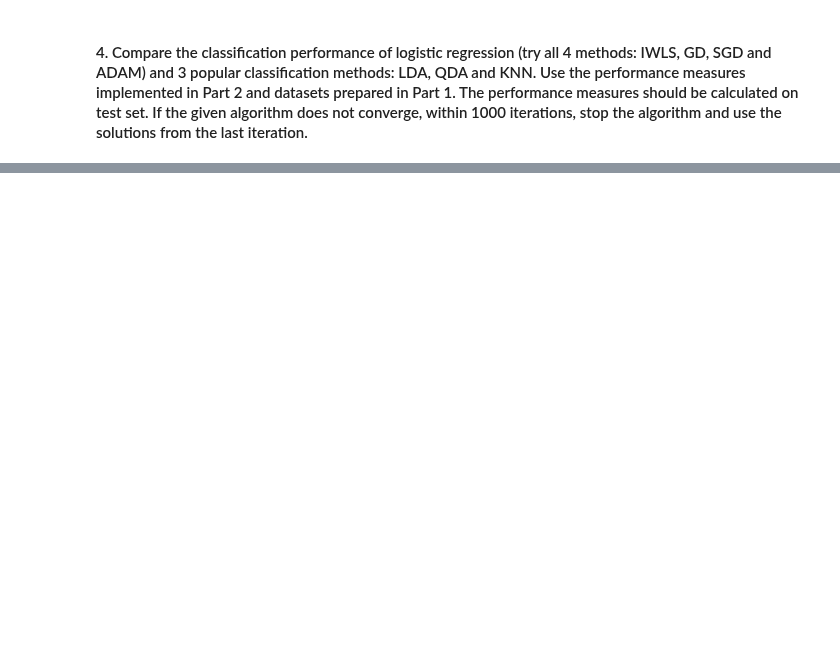
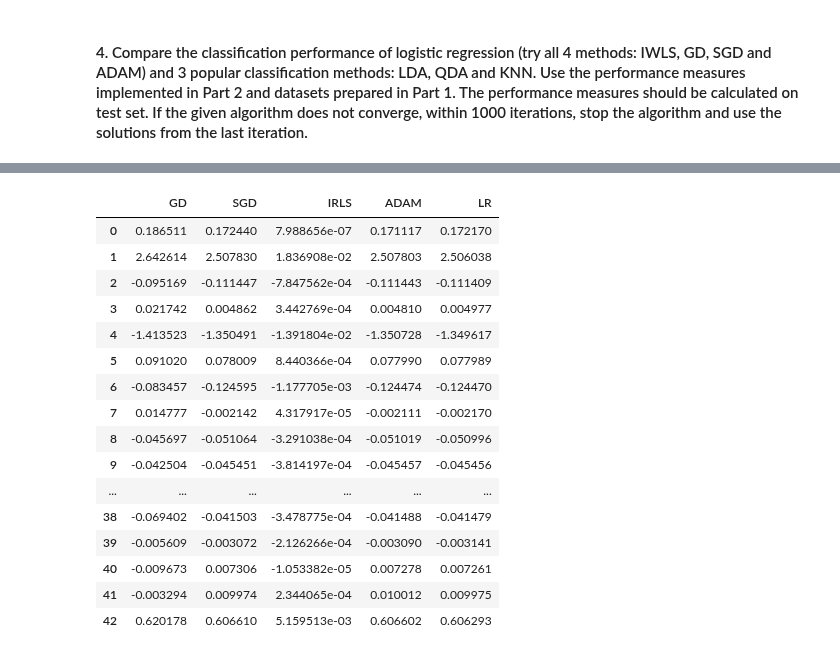
Before and after one commit to pawel99k/AML2022, a Jupyter notebook: Project1/experiments/04_Bank_experiments.ipynb, the cells around one changed output, grey strips where cells are left out. Saved outputs shown, nothing was run; the diff lists cells and outputs as text; code cells hidden in the pictures; blank space fills up the shorter version.

```diff
--- a/Project1/experiments/04_Bank_experiments.ipynb
+++ b/Project1/experiments/04_Bank_experiments.ipynb
@@ -280,0 +384,23 @@ res_final.sort_values(by=['accuracy','f_measure','recall','precision'],ascending
+# %%
+lr_coefs = {alg: models[alg].get_optimizer_training_w().flatten() for alg in ['GD', 'SGD', 'IRLS', 'ADAM']}
+lr_coefs['LR'] = np.concatenate((models['LR'].intercept_, models['LR'].coef_.flatten()))
+# %%
+pd.DataFrame(lr_coefs)
+# %% [output]
+|  | GD | SGD | IRLS | ADAM | LR |
+| 0 | 0.186511 | 0.172440 | 7.988656e-07 | 0.171117 | 0.172170 |
+| 1 | 2.642614 | 2.507830 | 1.836908e-02 | 2.507803 | 2.506038 |
+| 2 | -0.095169 | -0.111447 | -7.847562e-04 | -0.111443 | -0.111409 |
+| 3 | 0.021742 | 0.004862 | 3.442769e-04 | 0.004810 | 0.004977 |
+| 4 | -1.413523 | -1.350491 | -1.391804e-02 | -1.350728 | -1.349617 |
+| 5 | 0.091020 | 0.078009 | 8.440366e-04 | 0.077990 | 0.077989 |
+| 6 | -0.083457 | -0.124595 | -1.177705e-03 | -0.124474 | -0.124470 |
+| 7 | 0.014777 | -0.002142 | 4.317917e-05 | -0.002111 | -0.002170 |
+| 8 | -0.045697 | -0.051064 | -3.291038e-04 | -0.051019 | -0.050996 |
+| 9 | -0.042504 | -0.045451 | -3.814197e-04 | -0.045457 | -0.045456 |
+| ... | ... | ... | ... | ... | ... |
+| 38 | -0.069402 | -0.041503 | -3.478775e-04 | -0.041488 | -0.041479 |
+| 39 | -0.005609 | -0.003072 | -2.126266e-04 | -0.003090 | -0.003141 |
+| 40 | -0.009673 | 0.007306 | -1.053382e-05 | 0.007278 | 0.007261 |
+| 41 | -0.003294 | 0.009974 | 2.344065e-04 | 0.010012 | 0.009975 |
+| 42 | 0.620178 | 0.606610 | 5.159513e-03 | 0.606602 | 0.606293 |
```
Also changed, not shown: parts of 45 cells of this notebook, 4 other files.
